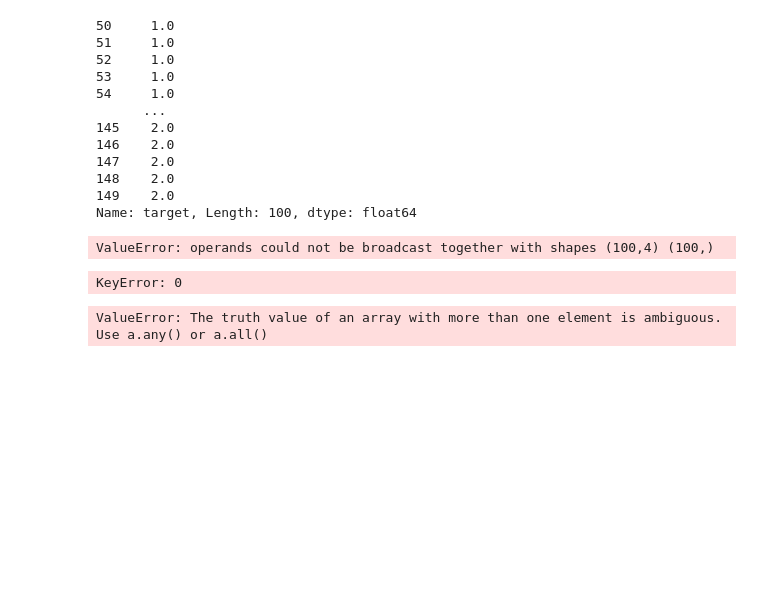
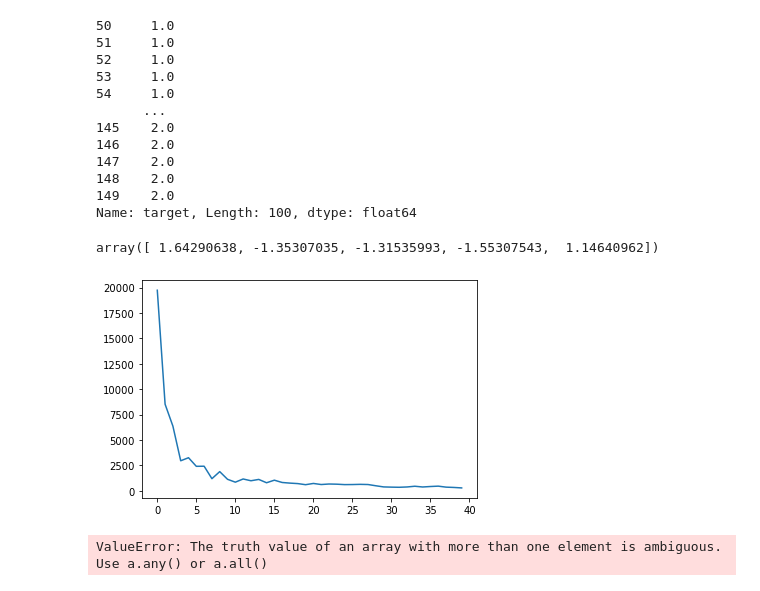
Before and after one commit to kseniya-yakovleva/AML-16, a Jupyter notebook: hw_2/hw-2.ipynb, the cells around one changed output. Cells and saved outputs as stored; diff of their text form; code cells hidden in the pictures; blank space fills up the shorter version.

```diff
--- a/hw_2/hw-2.ipynb
+++ b/hw_2/hw-2.ipynb
@@ -114,22 +110,23 @@ Name: target, Length: 100, dtype: float64
 model = LogisticRegression()
 # %%
 #код из лекции по градиентному спуску
-EPOCHS = 20
+EPOCHS = 40
 LEARNING_RATE = 0.0001
 
 costs = []
 params = []
 preds = []
-params = np.random.normal(size=(2,))
+params = np.random.normal(size=(5,))
 
-for _ in range(EPOCHS):
-    predictions = params[0] + params[1] * X
+for i in range(EPOCHS):
+    predictions = params[0] + np.dot(params[1:], X[i])
     preds.append(predictions)
 
-    cost = np.sum(np.square(predictions - Y)) / (2 * len(predictions))
+    cost = np.sum(np.square(preds[i] - Y)) / (2 * len(preds))
     costs.append(cost)
 
-    params[0] -= LEARNING_RATE * np.sum(predictions - Y) / len(predictions)
-    params[1] -= LEARNING_RATE * np.sum((predictions - Y) * X) / len(predictions)
+    params[0] -= LEARNING_RATE * np.sum(preds[i] - Y) / len(preds)
+    params[1] -= LEARNING_RATE * np.sum(np.dot(params[0], X[i])) / len(preds)
+    params[2] -= LEARNING_RATE * np.sum(np.dot(params[0], X[i])) / len(preds)
+    params[3] -= LEARNING_RATE * np.sum(np.dot(params[0], X[i])) / len(preds)
+    params[4] -= LEARNING_RATE * np.sum(np.dot(params[0], X[i])) / len(preds)
-# %% [output]
-ValueError: operands could not be broadcast together with shapes (100,4) (100,)
@@ -158,16 +133,12 @@ def der_theta1(X, y, theta0, theta1):
-# %%
-theta0 = 1
-theta1 = 1
-for _ in range(EPOCHS):
-    dt0 = der_theta0(X, Y, theta0, theta1)
-    dt1 = der_theta1(X, Y, theta0, theta1)
-
-    theta0 = theta0 - LEARNING_RATE * dt0
-    theta1 -= LEARNING_RATE * dt1
-
-    print("t0:", theta0, "t1:", theta1, "cost:", cost_function(X, Y, theta0, theta1))
-# %% [output]
-KeyError: 0
+# %%
+params
+# %% [output]
+array([ 1.64290638, -1.35307035, -1.31535993, -1.55307543,  1.14640962])
+# %%
+plt.plot(costs)
+plt.show()
+# %% [output]
+[figure, added]
 # %%
 from matplotlib import pyplot as plt
 from math import ceil, floor
```
Also changed, not shown: parts of 6 cells of this notebook.
